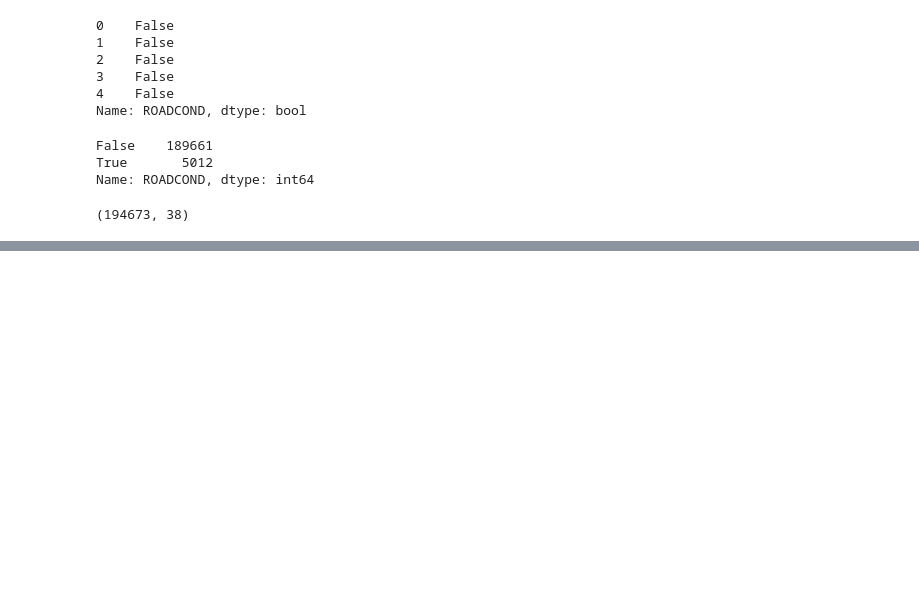
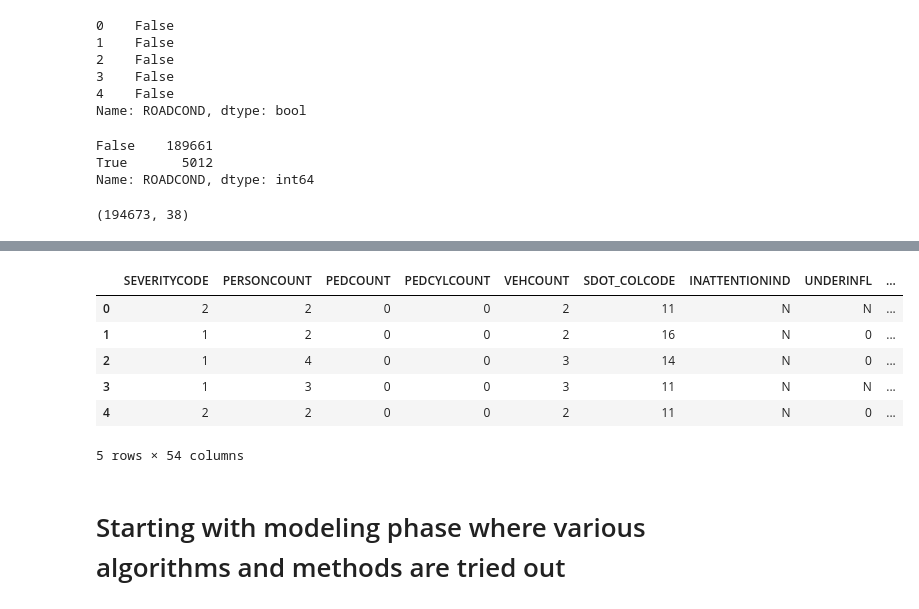
Before and after one commit to BettinaAH/Coursera_Capstone, a Jupyter notebook: Capstone.ipynb, the cells around one changed output, grey strips where cells are left out. Cells and saved outputs as stored; diff of their text form; code cells hidden in the pictures; blank space fills up the shorter version.

```diff
--- a/Capstone.ipynb
+++ b/Capstone.ipynb
@@ -68,0 +342,3 @@ df_capstone.shape
+# %%
+# Lightcondition column: Assuming NaN values to be Unknown
+df_capstone['LIGHTCOND'].fillna("Unknown", inplace=True)
@@ -68,0 +361,3 @@ df_capstone.shape
+# %%
+# ST_COLDESC column: Assuming NaN values to be Unknown
+df_capstone['ST_COLDESC'].fillna("Unknown", inplace=True)
@@ -68,0 +391,39 @@ df_capstone.shape
+# %%
+df_an = df_capstone
+# %%
+#drop more unnecessary columns
+df_an = df_an.drop(['OBJECTID','SEVERITYDESC','INCDATE' , 'INCDTTM','INCKEY', 'COLDETKEY', 'REPORTNO', 'LOCATION','STATUS', 'SEGLANEKEY', 'CROSSWALKKEY', 'SDOT_COLDESC','ST_COLDESC', 'HITPARKEDCAR','X','Y','SEVERITYCODE.1'],axis=1)
+# %%
+# splitting the column of weather
+df_an[pd.get_dummies(df_an['WEATHER']).columns] = pd.get_dummies(df_an['WEATHER'])
+df_an.drop(['WEATHER'], axis=1, inplace=True)
+
+# splitting the column of collisiontype
+df_an[pd.get_dummies(df_an['COLLISIONTYPE']).columns] = pd.get_dummies(df_an['COLLISIONTYPE'])
+df_an.drop(['COLLISIONTYPE'], axis=1, inplace=True)
+
+# splitting the column of Addresstype
+df_an[pd.get_dummies(df_an['ADDRTYPE']).columns] = pd.get_dummies(df_an['ADDRTYPE'])
+df_an.drop(['ADDRTYPE'], axis=1, inplace=True)
+
+# splitting the column of junctiontype
+df_an[pd.get_dummies(df_an['JUNCTIONTYPE']).columns] = pd.get_dummies(df_an['JUNCTIONTYPE'])
+df_an.drop(['JUNCTIONTYPE'], axis=1, inplace=True)
+
+# splitting the column of roadconditions
+df_an[pd.get_dummies(df_an['ROADCOND']).columns] = pd.get_dummies(df_an['ROADCOND'])
+df_an.drop(['ROADCOND'], axis=1, inplace=True)
+
+# splitting the column of lightconditions
+df_an[pd.get_dummies(df_an['LIGHTCOND']).columns] = pd.get_dummies(df_an['LIGHTCOND'])
+df_an.drop(['LIGHTCOND'], axis=1, inplace=True)
+
+df_an.head()
+# %% [output]
+|  | SEVERITYCODE | PERSONCOUNT | PEDCOUNT | PEDCYLCOUNT | VEHCOUNT | SDOT_COLCODE | INATTENTIONIND | UNDERINFL | ... |
+| 0 | 2 | 2 | 0 | 0 | 2 | 11 | N | N | ... |
+| 1 | 1 | 2 | 0 | 0 | 2 | 16 | N | 0 | ... |
+| 2 | 1 | 4 | 0 | 0 | 3 | 14 | N | 0 | ... |
+| 3 | 1 | 3 | 0 | 0 | 3 | 11 | N | N | ... |
+| 4 | 2 | 2 | 0 | 0 | 2 | 11 | N | 0 | ... |
+5 rows × 54 columns
@@ -68,0 +436,2 @@ df_capstone.shape
+# %% [markdown]
+# Starting with modeling phase where various algorithms and methods are tried out
```
Also changed, not shown: parts of 58 cells of this notebook.
